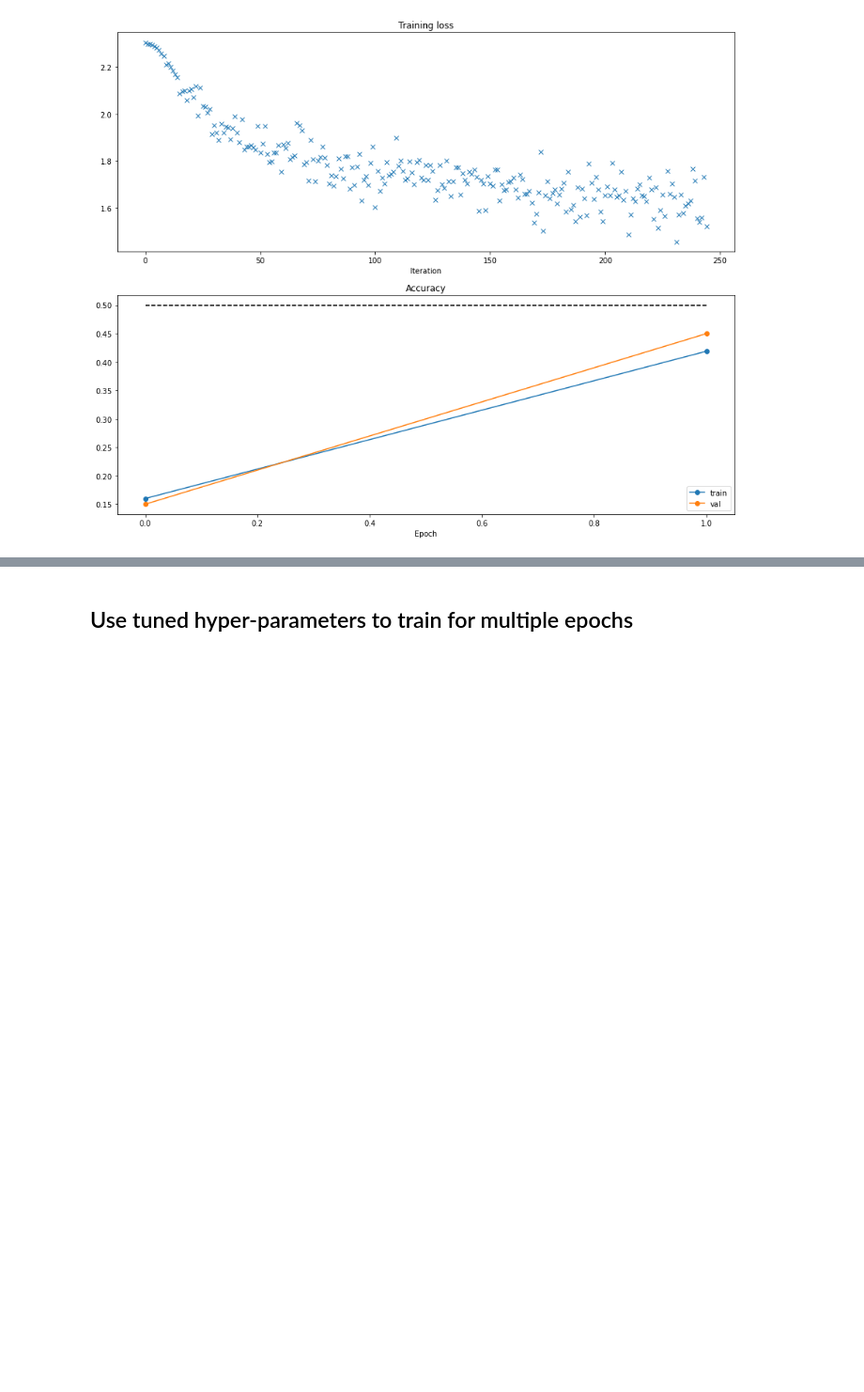
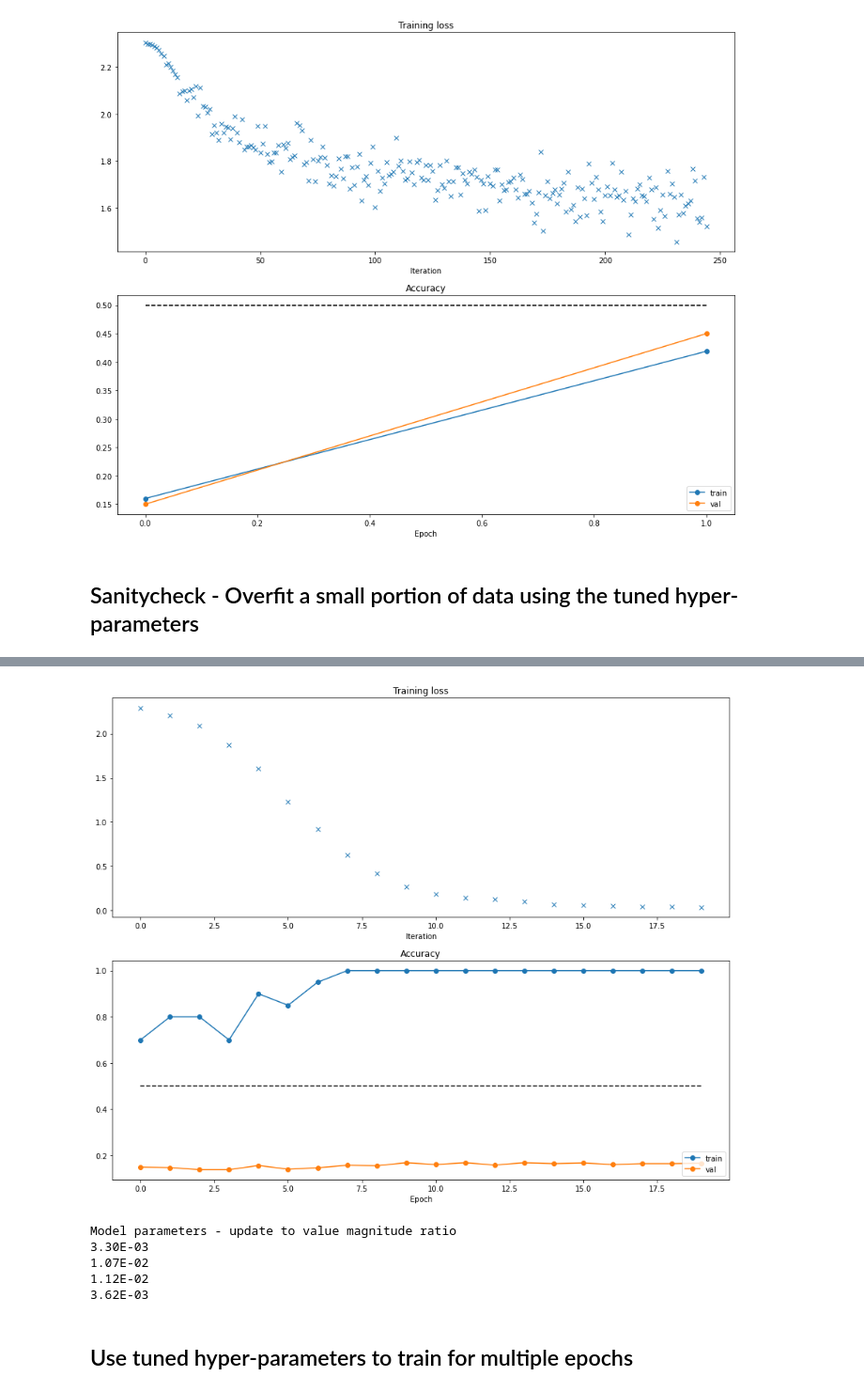
Before and after one commit to vladtimug/CS231n, a Jupyter notebook: Assignments/assignment1/two_layer_net.ipynb, the cells around one changed output, grey strips where cells are left out. Shown at 94% size. Drawn from its saved outputs; the diff is of its cells as text; code cells hidden in the pictures; blank space fills up the shorter version.

Commit message:
Add sanity checks. Overfitting small portion of the training set. Evaluation of the paramter update to parameter magnitude ratio.

```diff
--- a/Assignments/assignment1/two_layer_net.ipynb
+++ b/Assignments/assignment1/two_layer_net.ipynb
@@ -579,3 +579,59 @@ plt.gcf().set_size_inches(15, 12)
 plt.show()
 # %% [output]
 [figure]
+# %% [markdown]
+## Sanitycheck - Overfit a small portion of data using the tuned hyper-parameters
+# %%
+# The goal here is to verify whether or not the model can achieve
+# accuracy of 1 on a small subset of the training data
+
+num_classes = 10
+input_dim = 32 * 32 * 3
+
+model = TwoLayerNet(
+    input_dim=input_dim,
+    hidden_dim=100,
+    num_classes=num_classes,
+    reg=0,
+    )
+
+num_samples = 20
+sanity_check_data = data.copy()
+sanity_check_data["X_train"] = sanity_check_data["X_train"][:20]
+sanity_check_data["y_train"] = sanity_check_data["y_train"][:20]
+
+solver = Solver(
+    model=model,
+    data=sanity_check_data,
+    update_rule='sgd',
+    optim_config={'learning_rate': 10 ** -2.8},
+    verbose=True,
+    print_every = 1000,
+    batch_size=200,
+    num_epochs=20,
+)
+
+solver.train()
+
+# Run this cell to visualize training loss and train / val accuracy
+
+plt.subplot(2, 1, 1)
+plt.title('Training loss')
+plt.plot(solver.loss_history, 'x')
+plt.xlabel('Iteration')
+
+plt.subplot(2, 1, 2)
+plt.title('Accuracy')
+plt.plot(solver.train_acc_history, '-o', label='train')
+plt.plot(solver.val_acc_history, '-o', label='val')
+plt.plot([0.5] * len(solver.val_acc_history), 'k--')
+plt.xlabel('Epoch')
+plt.legend(loc='lower right')
+plt.gcf().set_size_inches(15, 12)
+plt.show()
+
+# Check the update to value ratio scale
+print("Model parameters - update to value magnitude ratio")
+for p in model.params:
+    print(f"{solver.param_update_ratios[p]:.2E}")
+# %% [output]
@@ -582,3 +655,9 @@ plt.show()
+[figure, added]
+Model parameters - update to value magnitude ratio
+3.30E-03
+1.07E-02
+1.12E-02
+3.62E-03
 # %% [markdown]
 ## Use tuned hyper-parameters to train for multiple epochs
 # %%
```
Also changed, not shown: parts of 4 cells of this notebook, 2 other files.
